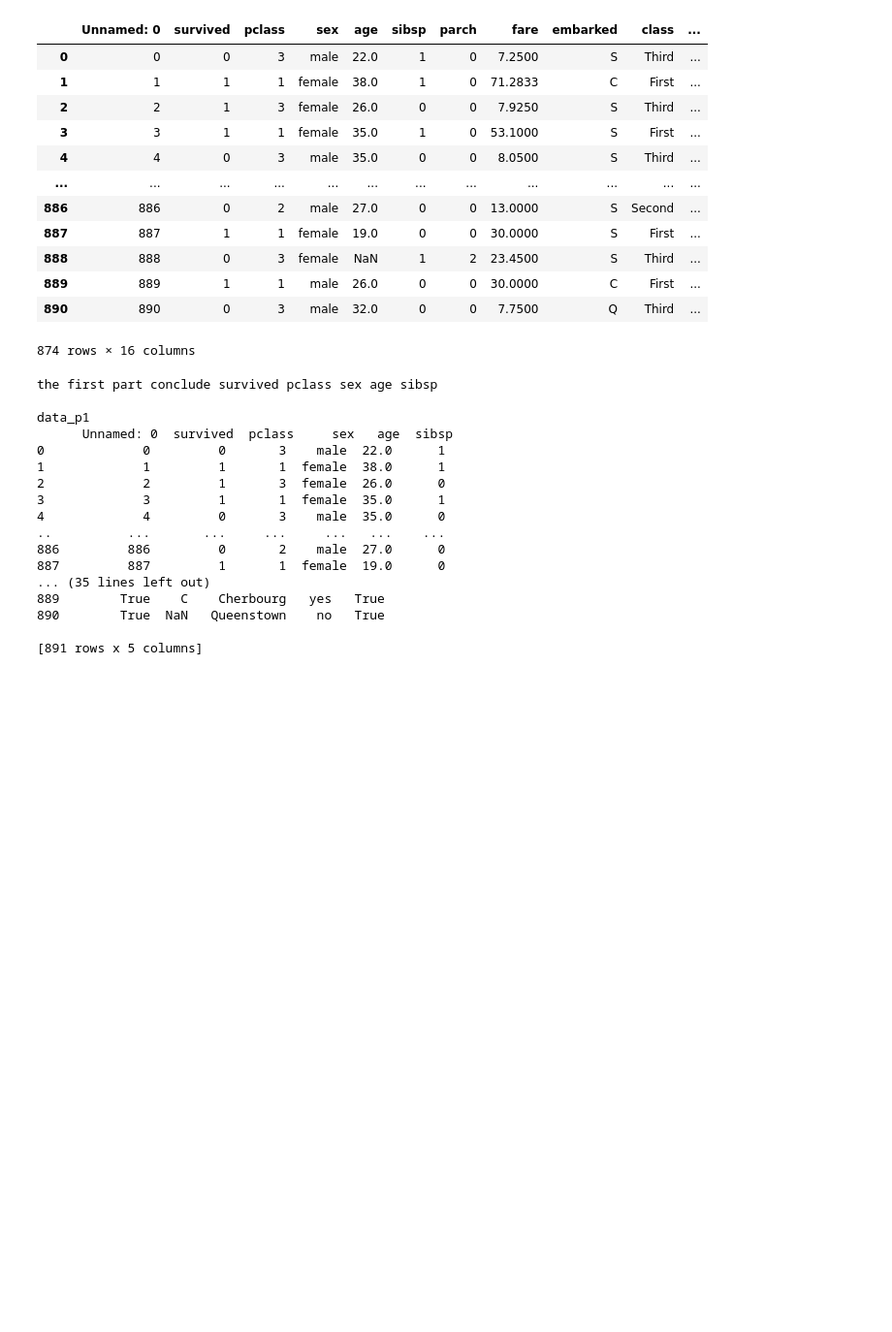
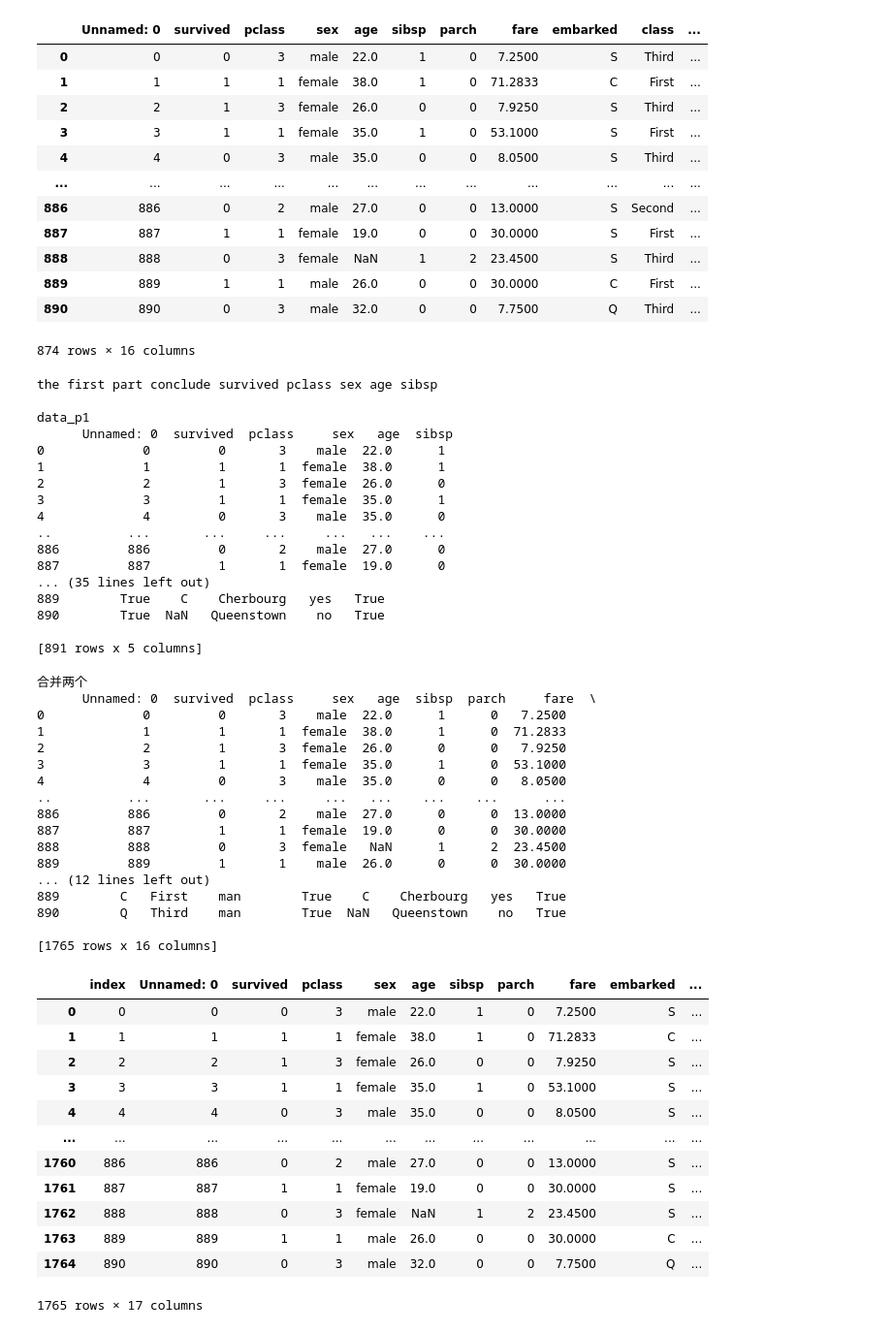
Before and after one commit to JEBYFLIS/Make_a_good_try, a Jupyter notebook: data_process.ipynb, the cells around one changed output. Shown at 97% size. Drawn from its saved outputs; the diff is of its cells as text; code cells hidden in the pictures; blank space fills up the shorter version.

```diff
--- a/data_process.ipynb
+++ b/data_process.ipynb
@@ -242,3 +242,39 @@ data_p1
 890        True  NaN   Queenstown    no   True
 
 [891 rows x 5 columns]
+# %%
+################如果列数和列名都是一致的就可以使用conact进行合并##############
+data_conact_1 = pd.concat([data[:], data_select[:]], axis=0)
+print('合并两个\n', data_conact_1)
+data_conact_1.reset_index()
+# %% [output]
+合并两个
+      Unnamed: 0  survived  pclass     sex   age  sibsp  parch     fare  \
+0             0         0       3    male  22.0      1      0   7.2500
+1             1         1       1  female  38.0      1      0  71.2833
+2             2         1       3  female  26.0      0      0   7.9250
+3             3         1       1  female  35.0      1      0  53.1000
+4             4         0       3    male  35.0      0      0   8.0500
+..          ...       ...     ...     ...   ...    ...    ...      ...
+886         886         0       2    male  27.0      0      0  13.0000
+887         887         1       1  female  19.0      0      0  30.0000
+888         888         0       3  female   NaN      1      2  23.4500
+889         889         1       1    male  26.0      0      0  30.0000
+... (12 lines left out)
+889        C   First    man        True    C    Cherbourg   yes   True
+890        Q   Third    man        True  NaN   Queenstown    no   True
+
+[1765 rows x 16 columns]
+|  | index | Unnamed: 0 | survived | pclass | sex | age | sibsp | parch | fare | embarked | ... |
+| 0 | 0 | 0 | 0 | 3 | male | 22.0 | 1 | 0 | 7.2500 | S | ... |
+| 1 | 1 | 1 | 1 | 1 | female | 38.0 | 1 | 0 | 71.2833 | C | ... |
+| 2 | 2 | 2 | 1 | 3 | female | 26.0 | 0 | 0 | 7.9250 | S | ... |
+| 3 | 3 | 3 | 1 | 1 | female | 35.0 | 1 | 0 | 53.1000 | S | ... |
+| 4 | 4 | 4 | 0 | 3 | male | 35.0 | 0 | 0 | 8.0500 | S | ... |
+| ... | ... | ... | ... | ... | ... | ... | ... | ... | ... | ... | ... |
+| 1760 | 886 | 886 | 0 | 2 | male | 27.0 | 0 | 0 | 13.0000 | S | ... |
+| 1761 | 887 | 887 | 1 | 1 | female | 19.0 | 0 | 0 | 30.0000 | S | ... |
+| 1762 | 888 | 888 | 0 | 3 | female | NaN | 1 | 2 | 23.4500 | S | ... |
+| 1763 | 889 | 889 | 1 | 1 | male | 26.0 | 0 | 0 | 30.0000 | C | ... |
+| 1764 | 890 | 890 | 0 | 3 | male | 32.0 | 0 | 0 | 7.7500 | Q | ... |
+1765 rows × 17 columns
```
Also changed, not shown: parts of 6 cells of this notebook.
